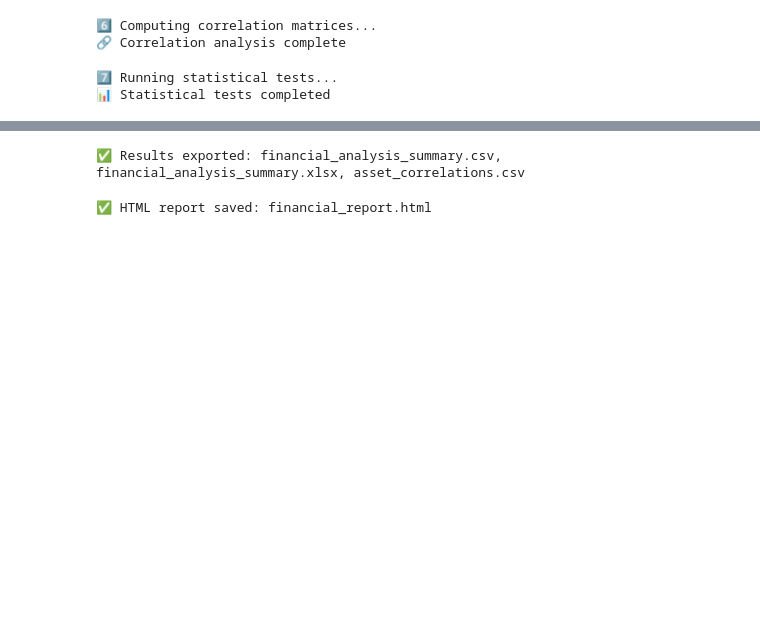
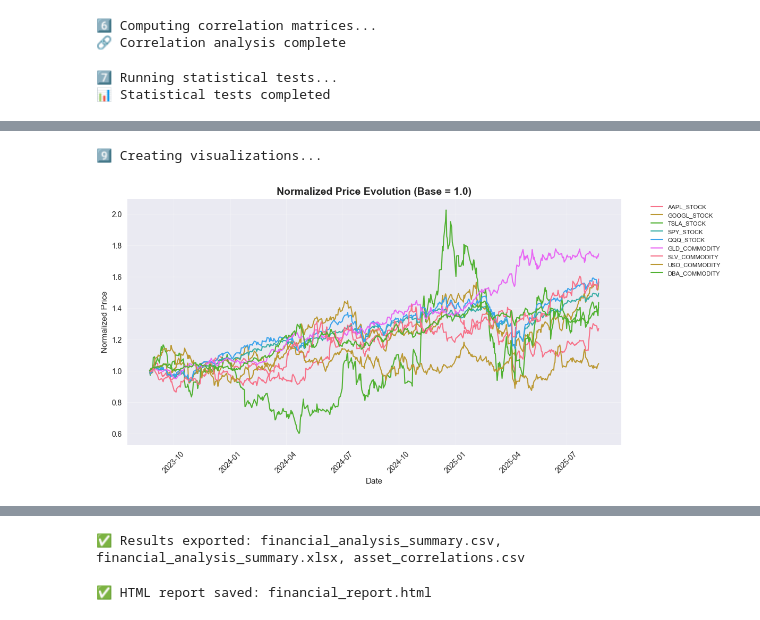
Before and after one commit to Devligan/Financial-Market-Volatility-Correlation-Analysis, a Jupyter notebook: trainer.ipynb, the cells around one changed output, grey strips where cells are left out. Saved outputs shown, nothing was run; the diff lists cells and outputs as text; code cells hidden in the pictures; blank space fills up the shorter version.

```diff
--- a/trainer.ipynb
+++ b/trainer.ipynb
@@ -52,15 +52,7 @@ print("📊 Financial Market Volatility & Correlation Study")
 # %%
 print("\n1️⃣ Setting up data sources...")
 
-ALPHA_VANTAGE_API_KEY = os.getenv("ALPHA_VANTAGE_API_KEY", "")
-print(ALPHA_VANTAGE_API_KEY)
-
 ASSETS = {
-    'crypto': {
-        'BTC': 'Bitcoin',
-        'ETH': 'Ethereum',
-        'ADA': 'Cardano'
-    },
     'stocks': {
         'AAPL': 'Apple Inc.',
         'GOOGL': 'Google',
@@ -156,16 +99,6 @@ print("\n📥 Downloading data for all assets...")
 all_data = {}
 all_prices = pd.DataFrame()
 
-# Get crypto data
-print("\n🪙 Fetching cryptocurrency data...")
-for symbol, name in ASSETS['crypto'].items():
-    print(f"  Downloading {name} ({symbol})...")
-    data = get_crypto_data_alphavantage(symbol)
-    if data is not None:
-        all_data[f"{symbol}_CRYPTO"] = data
-        all_prices[f"{symbol}_CRYPTO"] = data['close']
-
-# Get stock data
 print("\n📈 Fetching stock market data...")
 for symbol, name in ASSETS['stocks'].items():
     print(f"  Downloading {name} ({symbol})...")
@@ -184,7 +117,7 @@ for symbol, name in ASSETS['commodities'].items():
         all_prices[f"{symbol}_COMMODITY"] = data['close']
 
 # Align all price data to common dates
-all_prices = all_prices.dropna()
+all_prices = all_prices.sort_index()
 print(f"\n✅ Data collection complete!")
 print(f"   Total assets collected: {len(all_prices.columns)}")
 print(f"   Date range: {all_prices.index.min().date()} to {all_prices.index.max().date()}")
@@ -538,0 +350,24 @@ plt.show()
+# %%
+print("\n9️⃣ Creating visualizations...")
+
+# Set up the plotting style (do this once)
+plt.rcParams['figure.figsize'] = (15, 10)
+plt.rcParams['axes.grid'] = True
+plt.rcParams['grid.alpha'] = 0.3
+# %% [output]
+9️⃣ Creating visualizations...
+# %%
+# Price Evolution
+plt.figure(figsize=(12, 6))
+for col in all_prices.columns[:]:
+    normalized_prices = all_prices[col] / all_prices[col].iloc[0]
+    plt.plot(all_prices.index, normalized_prices, label=col, linewidth=1.5)
+
+plt.title('Normalized Price Evolution (Base = 1.0)', fontsize=14, fontweight='bold')
+plt.xlabel('Date')
+plt.ylabel('Normalized Price')
+plt.legend(bbox_to_anchor=(1.05, 1), loc='upper left', fontsize=8)
+plt.xticks(rotation=45)
+plt.show()
+# %% [output]
+[figure, added]
```
Also changed, not shown: parts of 19 cells of this notebook, 5 other files.
